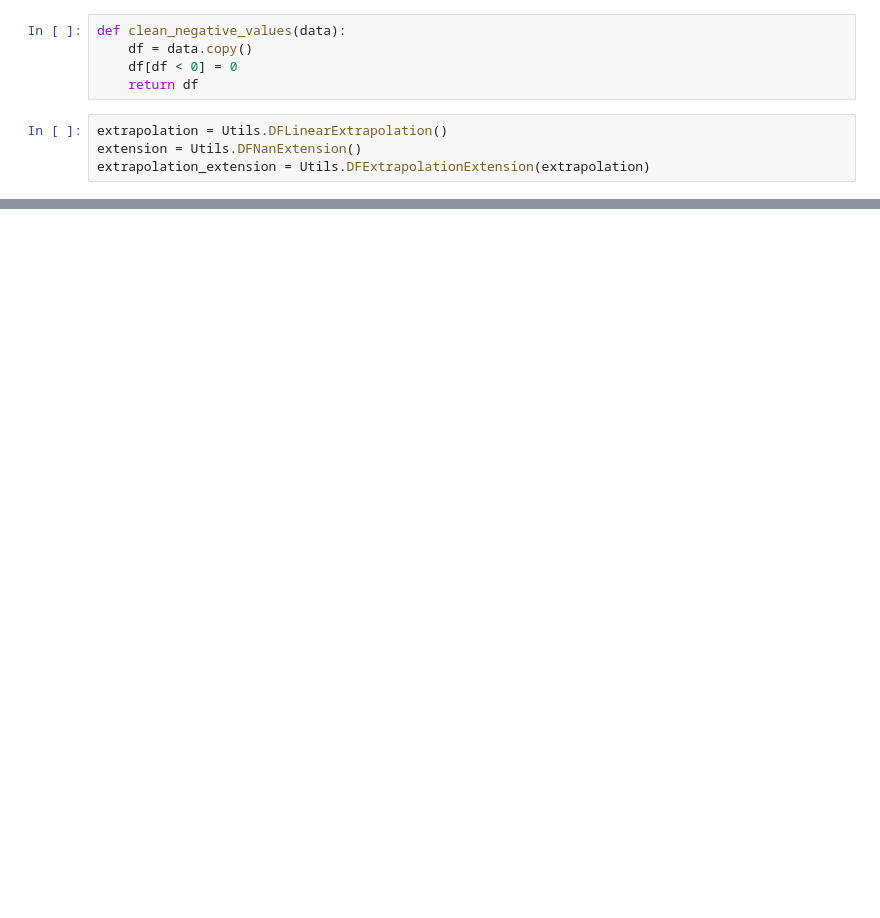
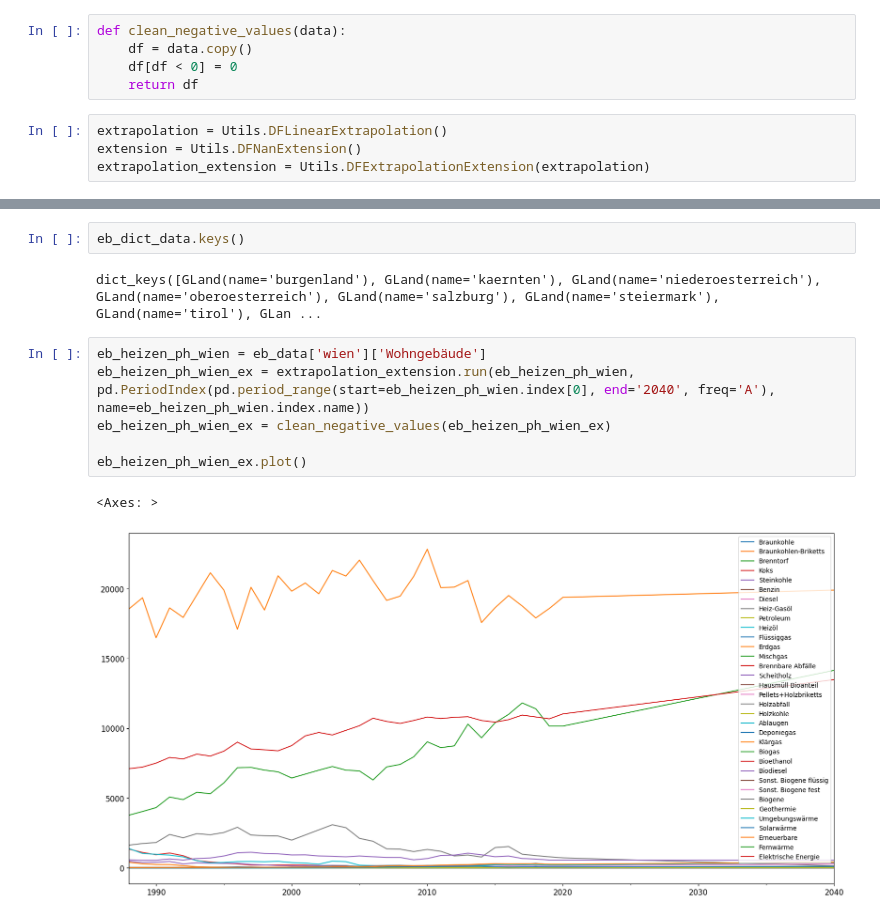
Before and after one commit to tiZyJoshi/MasterProject, a Jupyter notebook: playground.ipynb, the cells around one changed output, grey strips where cells are left out. Cells and saved outputs as stored; diff of their text form; blank space fills up the shorter version.

```diff
--- a/playground.ipynb
+++ b/playground.ipynb
@@ -262,0 +223,13 @@ def create_limit_scenario(series: pd.Series, start: str, factor):
+# %%
+eb_dict_data.keys()
+# %% [output]
+dict_keys([GLand(name='burgenland'), GLand(name='kaernten'), GLand(name='niederoesterreich'), GLand(name='oberoesterreich'), GLand(name='salzburg'), GLand(name='steiermark'), GLand(name='tirol'), GLan ...
+# %%
+eb_heizen_ph_wien = eb_data['wien']['Wohngebäude']
+eb_heizen_ph_wien_ex = extrapolation_extension.run(eb_heizen_ph_wien, pd.PeriodIndex(pd.period_range(start=eb_heizen_ph_wien.index[0], end='2040', freq='A'), name=eb_heizen_ph_wien.index.name))
+eb_heizen_ph_wien_ex = clean_negative_values(eb_heizen_ph_wien_ex)
+
+eb_heizen_ph_wien_ex.plot()
+# %% [output]
+<Axes: >
+[figure, added]
```
Also changed, not shown: parts of 27 cells of this notebook, 1 other file.
